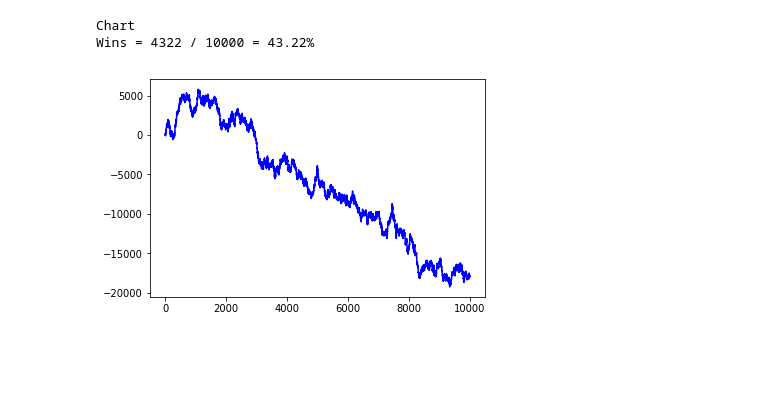
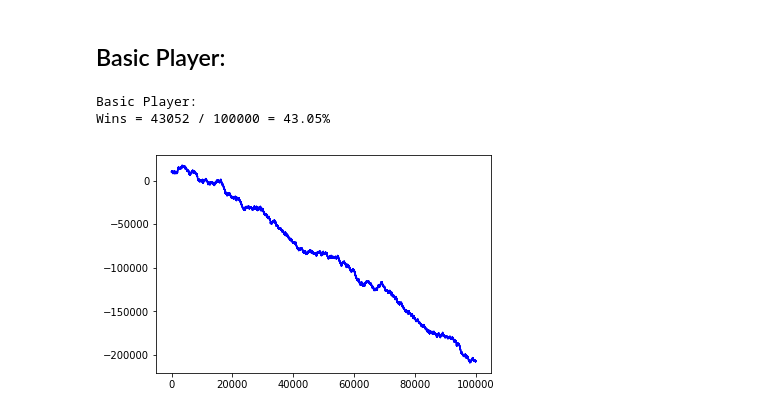
Before and after one commit to gcsantucci/ToyBlackJack, a Jupyter notebook: ToyBlackJack.ipynb, the cells around one changed output. Cells and saved outputs as stored; diff of their text form; code cells hidden in the pictures; blank space fills up the shorter version.

Commit message:
simple analysis with a pipeline

```diff
--- a/ToyBlackJack.ipynb
+++ b/ToyBlackJack.ipynb
@@ -54,5 +93,10 @@ import Players
 ndecks = 1
 ncards_min = 20
 Nplayers = 1  # 4
-stacks = [10_000] * Nplayers
-counts = [0] * Nplayers
+stack = 10_000
+stacks = [stack] * Nplayers
+count = 0
+counts = [count] * Nplayers
+deck = Decks.MakeDecks(ndecks)
+
+Nrounds = 100_000
@@ -158,35 +103,9 @@ Wins = 43537 / 100000 = 43.537%
-# %%
-stack = 10_000
-players = [Players.ChartPlayer(stack=stack, count=0)]
-print(players[0].name)
-Nrounds = 10_000
-
-deck = Decks.MakeDecks(ndecks)
-game = Rounds.Round(deck, Nplayers=Nplayers, players=players, stacks=stacks, counts=counts)
-
-wins = 0
-profit = [game.players[0].stack]
-for i in range(Nrounds):
-    if len(deck) < ncards_min:
-        deck = Decks.MakeDecks(ndecks)
-        game.SetDeck(deck)
-        for player in game.players:
-            player.ResetCount()
-    nplayers = 1  # + np.random.randint(Nplayers)
-    game.SetNPlayers(nplayers=nplayers)
-    game.MakeBets()
-    game.SetUp()
-    game.TakeActions()
-    game.PayOuts()
-    deck = game.GetDeck()
-    profit.append(game.players[0].stack)
-    if game.players[0].Win(game.dealer) > 0: wins += 1
-
-print(f'Wins = {wins} / {Nrounds} = {100.*wins/Nrounds}%')
-profit = np.array(profit) - stack
-plt.plot(profit, 'b-')
-plt.show()
-# %% [output]
-Chart
-Wins = 4322 / 10000 = 43.22%
-[figure, removed]
+# %% [markdown]
+## Basic Player:
+# %%
+game_basic = Rounds.Round(deck, Nplayers=Nplayers, stacks=stacks, counts=counts)
+basic_pct = pipeline('Basic Player', game_basic, Nrounds=Nrounds)
+# %% [output]
+Basic Player:
+Wins = 43052 / 100000 = 43.05%
+[figure, added]
```
Also changed, not shown: parts of 11 cells of this notebook, 1 other file.
